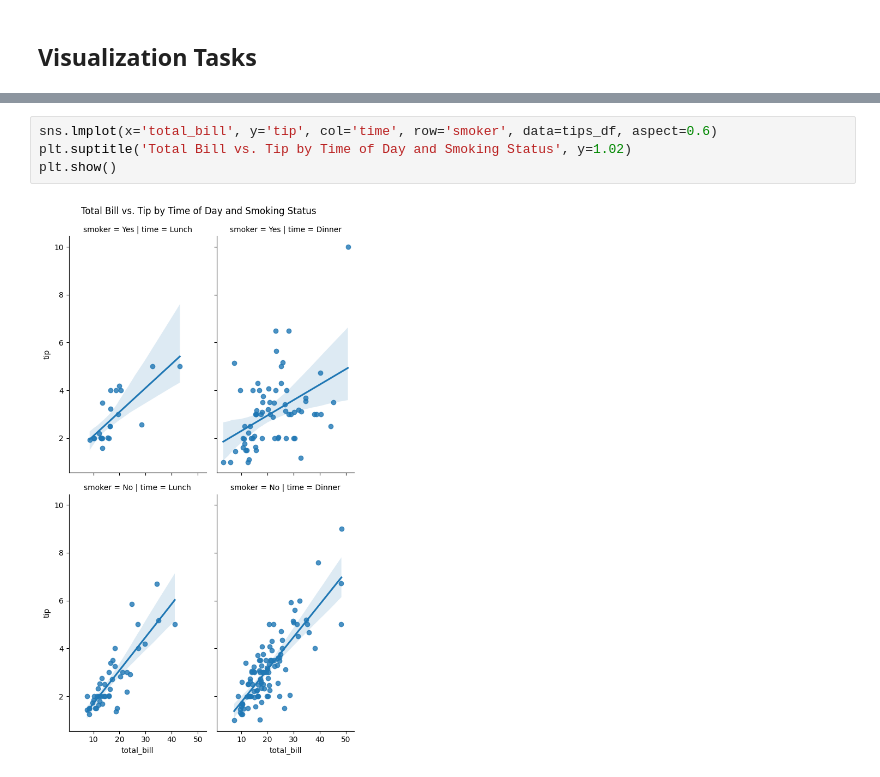
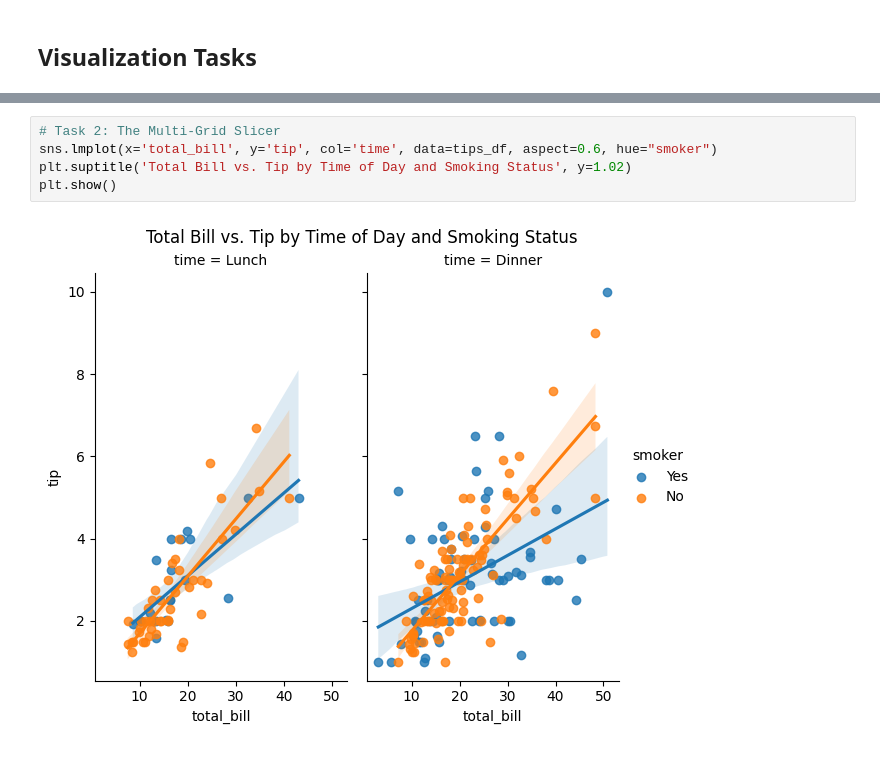
Before and after one commit to sankajithdjinasena/Data_Visualization_Practical, a Jupyter notebook: Data_Visualization_2026_05_06.ipynb, the cells around one changed output, grey strips where cells are left out. Saved outputs shown, nothing was run; the diff lists cells and outputs as text.

```diff
--- a/Data_Visualization_2026_05_06.ipynb
+++ b/Data_Visualization_2026_05_06.ipynb
@@ -36,7 +36,8 @@ plt.show()
 # %%
-sns.lmplot(x='total_bill', y='tip', col='time', row='smoker', data=tips_df, aspect=0.6)
+# Task 2: The Multi-Grid Slicer
+sns.lmplot(x='total_bill', y='tip', col='time', data=tips_df, aspect=0.6, hue="smoker")
 plt.suptitle('Total Bill vs. Tip by Time of Day and Smoking Status', y=1.02)
 plt.show()
 # %% [output]
-[figure, old version]
+[figure, new version]
 # %%
```
Also changed, not shown: parts of 4 cells of this notebook.
